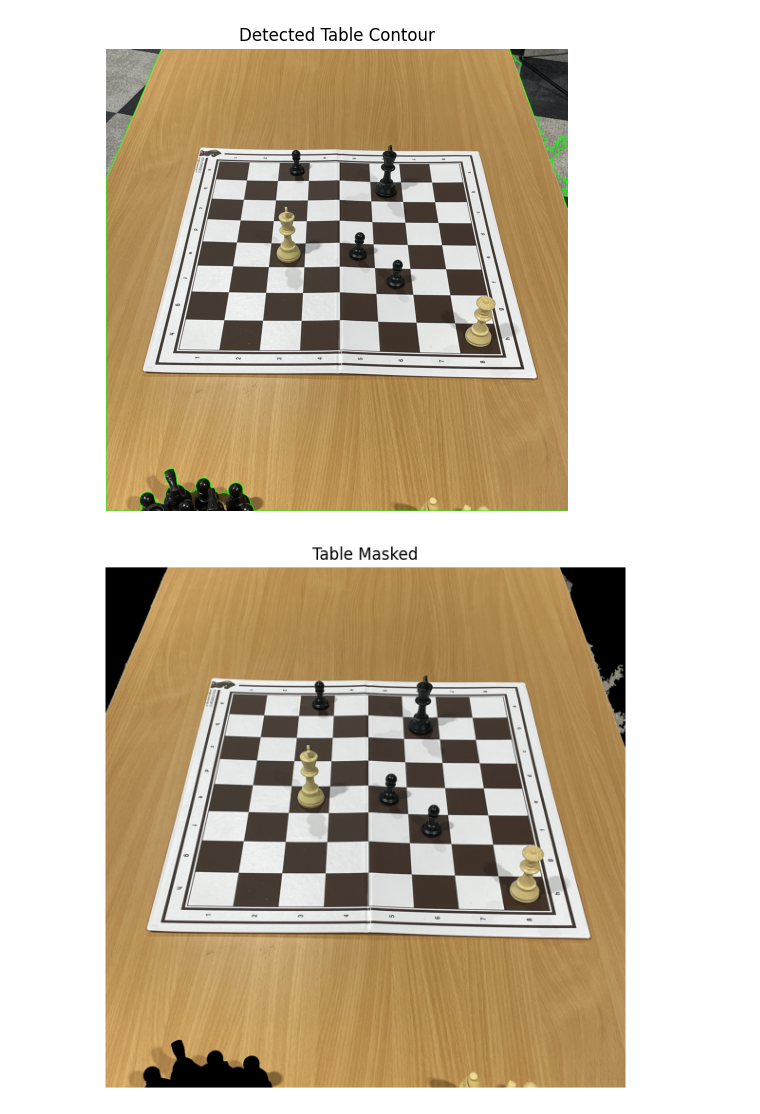
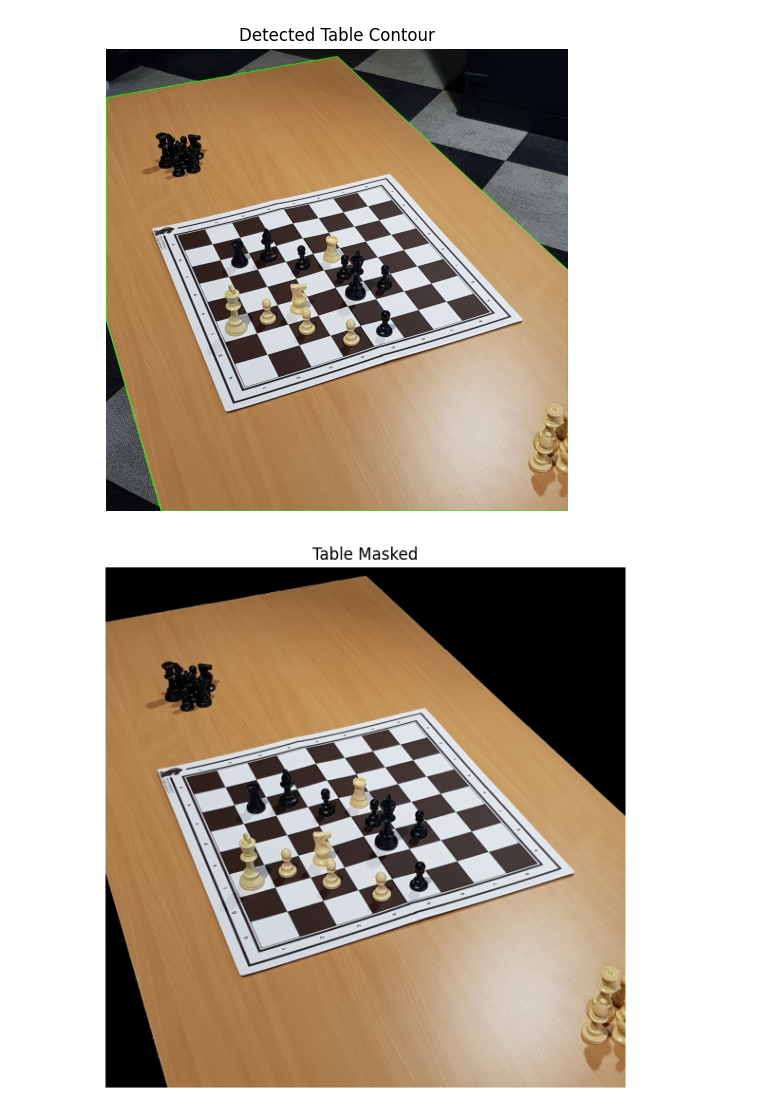
Before and after one commit to SmogJ1/VC, a Jupyter notebook: proj.ipynb, the cells around one changed output. Drawn from its saved outputs; the diff is of its cells as text; code cells hidden in the pictures.

```diff
--- a/proj.ipynb
+++ b/proj.ipynb
@@ -10,35 +10,35 @@ with open("data/input.json", "r") as f:
 
 image_paths = input_data["image_files"]
 # %%
-image = cv2.imread(image_paths[20])
+image = cv2.imread(image_paths[7])
 
 hsv = cv2.cvtColor(image, cv2.COLOR_BGR2HSV)
 
 lower_brown = np.array([10, 30, 100])
 upper_brown = np.array([30, 255, 255])
 
 mask = cv2.inRange(hsv, lower_brown, upper_brown)
 
 kernel = np.ones((5, 5), np.uint8)
 mask = cv2.morphologyEx(mask, cv2.MORPH_CLOSE, kernel)
 mask = cv2.morphologyEx(mask, cv2.MORPH_OPEN, kernel)
 
 contours, _ = cv2.findContours(mask, cv2.RETR_EXTERNAL, cv2.CHAIN_APPROX_SIMPLE)
 
 table_contour = max(contours, key=cv2.contourArea)
 
 contour_image = image.copy()
 cv2.drawContours(contour_image, [table_contour], -1, (0, 255, 0), 3)
 
 contour_rgb = cv2.cvtColor(contour_image, cv2.COLOR_BGR2RGB)
 
 plt.figure(figsize=(8, 6))
 plt.title("Detected Table Contour")
 plt.imshow(contour_rgb)
 plt.axis('off')
 plt.show()
 # %% [output]
-[figure, old version]
+[figure, new version]
 # %%
 table_mask = np.zeros_like(image)
 cv2.drawContours(table_mask, [table_contour], -1, (255, 255, 255), thickness=cv2.FILLED)
@@ -57,7 +57,7 @@ plt.axis('off')
 plt.tight_layout()
 plt.show()
 # %% [output]
-[figure, old version]
+[figure, new version]
 # %%
 hsv = cv2.cvtColor(masked_image, cv2.COLOR_BGR2HSV)
 
```
Also changed, not shown: parts of 3 cells of this notebook, 2 other files.
